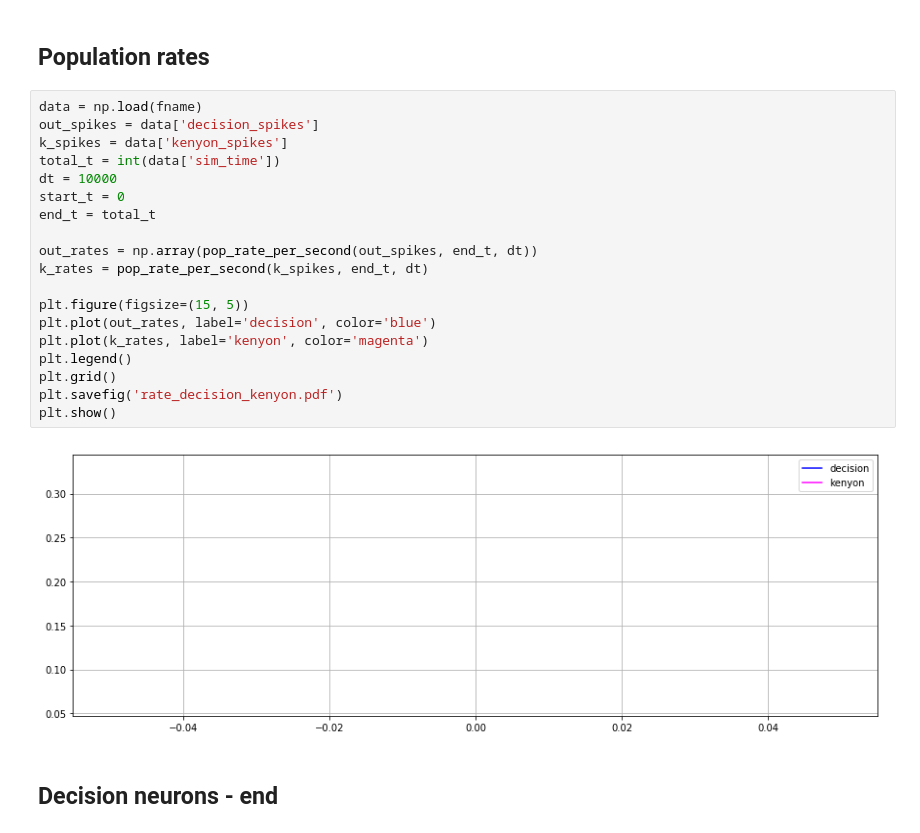
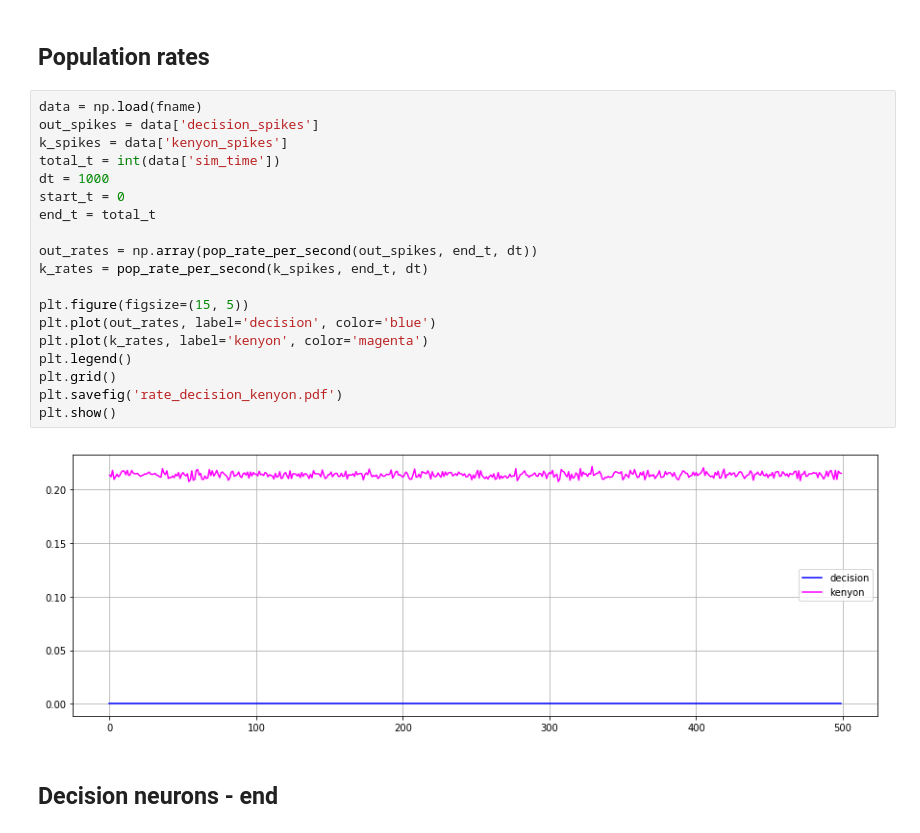
Before and after one commit to chanokin/brainscales-recognition, a Jupyter notebook: codebase/mushroom_body/dvdt_analyze_mbody_results.ipynb, the cells around one changed output. Cells and saved outputs as stored; diff of their text form.

```diff
--- a/codebase/mushroom_body/dvdt_analyze_mbody_results.ipynb
+++ b/codebase/mushroom_body/dvdt_analyze_mbody_results.ipynb
@@ -1280,24 +1278,24 @@ Population rates
 # %%
 data = np.load(fname)
 out_spikes = data['decision_spikes']
 k_spikes = data['kenyon_spikes']
 total_t = int(data['sim_time'])
-dt = 10000
+dt = 1000
 start_t = 0
 end_t = total_t
 
 out_rates = np.array(pop_rate_per_second(out_spikes, end_t, dt))
 k_rates = pop_rate_per_second(k_spikes, end_t, dt)
 
 plt.figure(figsize=(15, 5))
 plt.plot(out_rates, label='decision', color='blue')
 plt.plot(k_rates, label='kenyon', color='magenta')
 plt.legend()
 plt.grid()
 plt.savefig('rate_decision_kenyon.pdf')
 plt.show()
 # %% [output]
-[figure, old version]
+[figure, new version]
 # %% [markdown]
 Decision neurons - end
 ---
```
Also changed, not shown: parts of 5 cells of this notebook, 34 other files.
